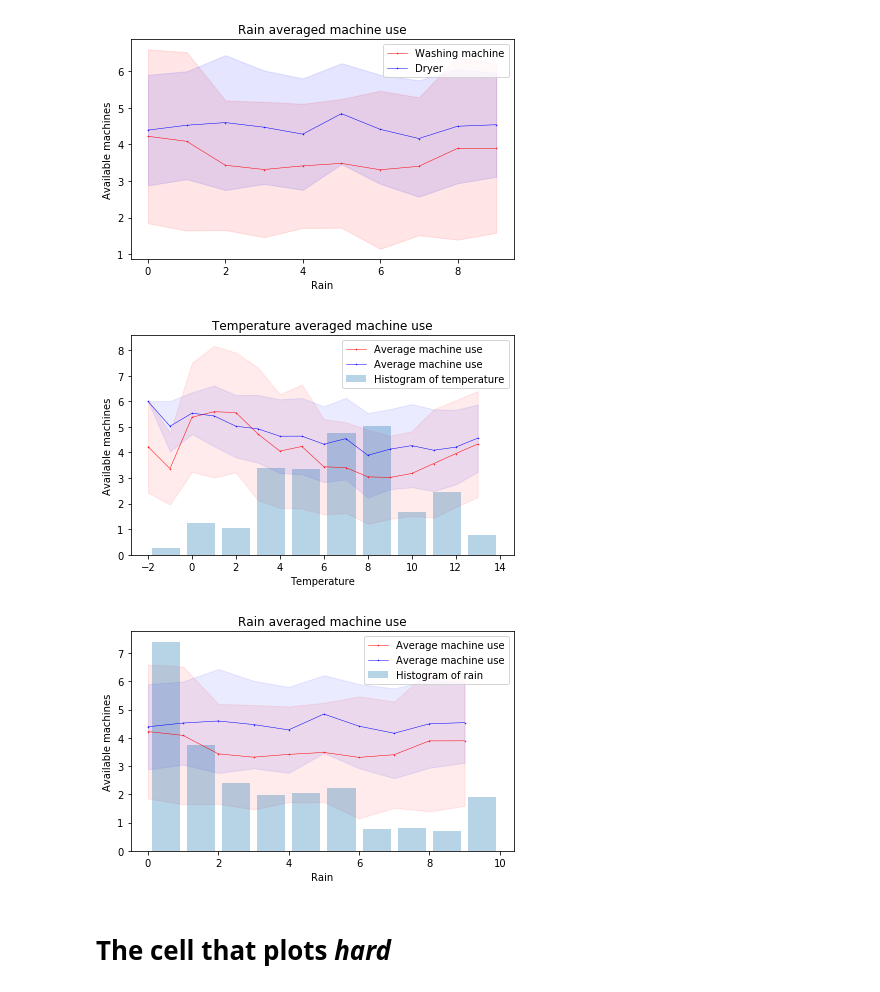
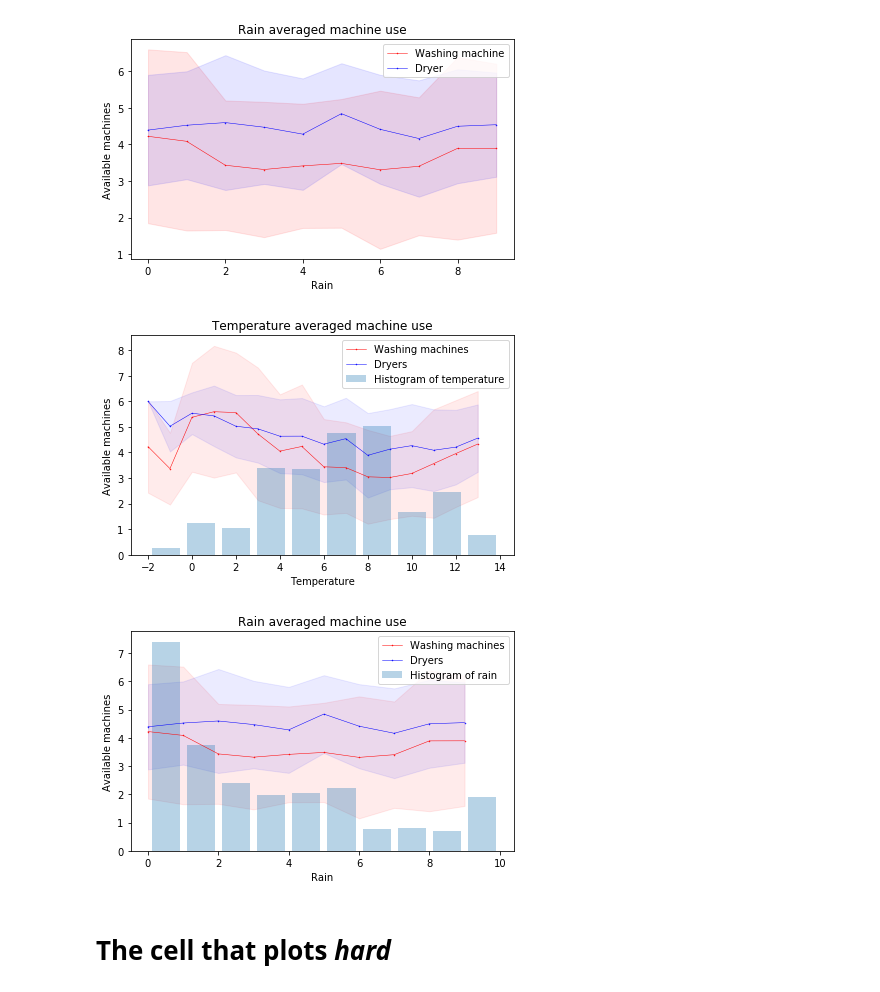
Before and after one commit to MioPoortvliet/Wasmachines-Leidsche-Schans, a Jupyter notebook: Washing mashines and dryers.ipynb, the cells around one changed output. Saved outputs shown, nothing was run; the diff lists cells and outputs as text; code cells hidden in the pictures.

```diff
--- a/Washing mashines and dryers.ipynb
+++ b/Washing mashines and dryers.ipynb
@@ -539,8 +539,8 @@ def plot_average_hist(key, div=1, xlabel = None, ylabel= None, title=None, marke
     ax.hist(data[key]/div, density=None, rwidth=0.8, weights=weights, alpha=4*alpha, label="Histogram of %s"%key.lower())
 
     # Plot the density
-    ax.plot(x+np.min(data[key])/div, average_washing+np.min(data["Machines free"]), fmt+'r', ms=marker_size, lw=line_width, label="Average machine use")
-    ax.plot(x+np.min(data[key])/div, average_drying+np.min(data["Dryers free"]), fmt+'b', ms=marker_size, lw=line_width, label="Average machine use")
+    ax.plot(x+np.min(data[key])/div, average_washing+np.min(data["Machines free"]), fmt+'r', ms=marker_size, lw=line_width, label="Washing machines")
+    ax.plot(x+np.min(data[key])/div, average_drying+np.min(data["Dryers free"]), fmt+'b', ms=marker_size, lw=line_width, label="Dryers")
 
     #Plot the errors
     ax.fill_between(x+np.min(data[key])/div,
@@ -556,35 +556,35 @@ def plot_average_hist(key, div=1, xlabel = None, ylabel= None, title=None, marke
 
     # Format and show the images
 
     #ax.set_xticks(np.arange(np.min(data[key])-div/2, np.max(data[key])+1/2, div)+div/2)
 
     # Format and show the images
     if xlabel == None:
         ax.set_xlabel(r"%s"%key)
     else:
         ax.set_xlabel(xlabel)
 
     if ylabel == None:
         ax.set_ylabel(r"Available machines")
     else:
         ax.set_ylabel(ylabel)
 
     if title == None:
         ax.set_title(r"%s averaged machine use"%(key))
     else:
         ax.set_title(title+r", %s use"%(name))
 
     ax.legend()
 
     fig.tight_layout()
     fig.savefig(("%s averaged machines.png"%(key)).replace(" ", "_"), dpi=400)
     fig.show()
 
 plot_average_hist("Temperature")
 plot_average_hist("Rain", div=10)
 # %% [output]
-[figure, old version]
+[figure, new version]
-[figure, old version]
+[figure, new version]
 # %%
 def hist(key, name=None, div=1):
     if name==None:
```
Also changed, not shown: parts of 1 cell of this notebook, 6 other files.
